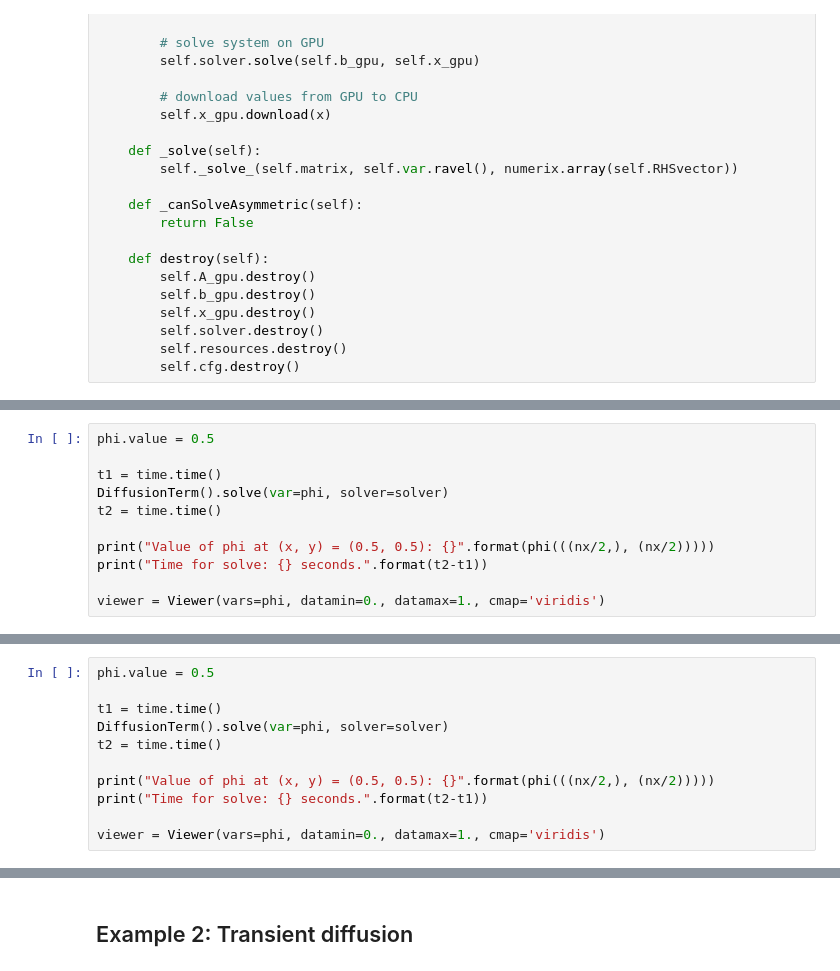
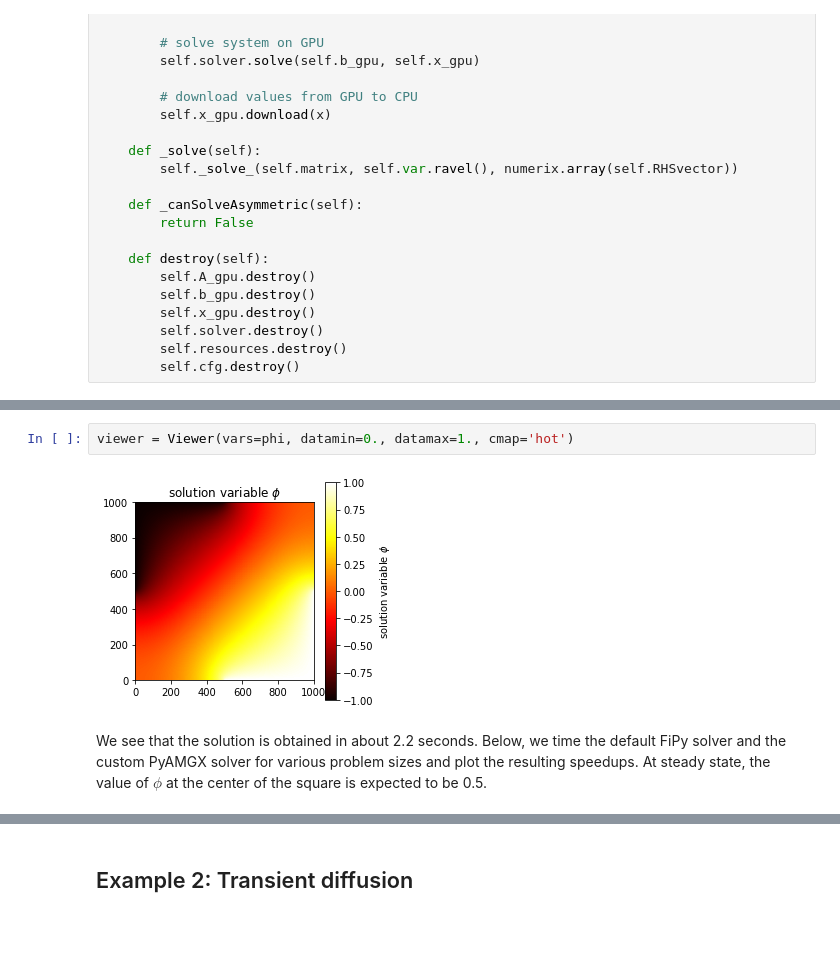
Before and after one commit to shwina/pyamgx, a Jupyter notebook: examples/FiPy/diffusion.ipynb, the cells around one changed output, grey strips where cells are left out. Drawn from its saved outputs; the diff is of its cells as text; blank space fills up the shorter version.

Commit message:
Update to diffusion notebook

```diff
--- a/examples/FiPy/diffusion.ipynb
+++ b/examples/FiPy/diffusion.ipynb
@@ -163,11 +175,0 @@ solver = PyAMGXSolver(cfg)
-# %%
-phi.value = 0.5
-
-t1 = time.time()
-DiffusionTerm().solve(var=phi, solver=solver)
-t2 = time.time()
-
-print("Value of phi at (x, y) = (0.5, 0.5): {}".format(phi(((nx/2,), (nx/2)))))
-print("Time for solve: {} seconds.".format(t2-t1))
-
-viewer = Viewer(vars=phi, datamin=0., datamax=1., cmap='viridis')
@@ -192,11 +175,0 @@ solver = PyAMGXSolver(cfg)
-# %%
-phi.value = 0.5
-
-t1 = time.time()
-DiffusionTerm().solve(var=phi, solver=solver)
-t2 = time.time()
-
-print("Value of phi at (x, y) = (0.5, 0.5): {}".format(phi(((nx/2,), (nx/2)))))
-print("Time for solve: {} seconds.".format(t2-t1))
-
-viewer = Viewer(vars=phi, datamin=0., datamax=1., cmap='viridis')
@@ -206,0 +228,6 @@ Time for solve: 2.6317391395568848 seconds.
+# %%
+viewer = Viewer(vars=phi, datamin=0., datamax=1., cmap='hot')
+# %% [output]
+[figure, added]
+# %% [markdown]
+We see that the solution is obtained in about 2.2 seconds. Below, we time the default FiPy solver and the custom PyAMGX solver for various problem sizes and plot the resulting speedups. At steady state, the value of $\phi$ at the center of the square is expected to be 0.5.
```
Also changed, not shown: parts of 81 cells of this notebook.
